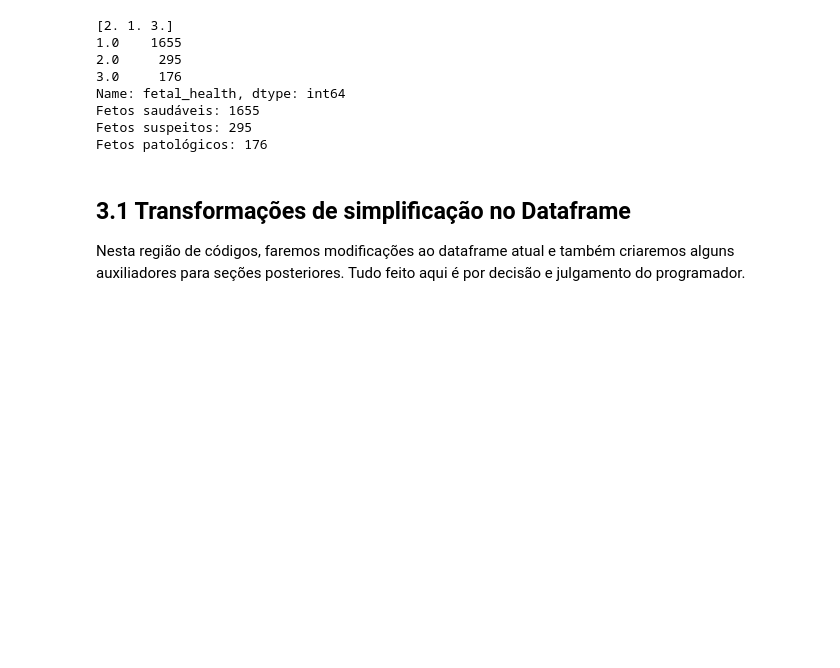
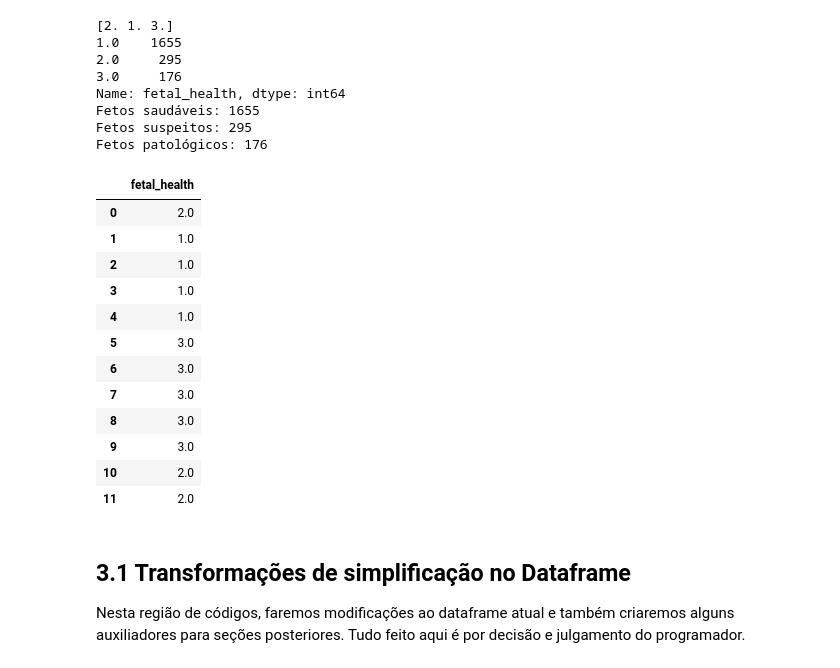
Before and after one commit to Codigos-de-Guerra/Selecao_LAIS, a Jupyter notebook: InteligenciaArtifical_LAIS_UFRN.ipynb, the cells around one changed output. Saved outputs shown, nothing was run; the diff lists cells and outputs as text; code cells hidden in the pictures; blank space fills up the shorter version.

```diff
--- a/InteligenciaArtifical_LAIS_UFRN.ipynb
+++ b/InteligenciaArtifical_LAIS_UFRN.ipynb
@@ -168,6 +168,22 @@ Name: fetal_health, dtype: int64
 Fetos saudáveis: 1655
 Fetos suspeitos: 295
 Fetos patológicos: 176
+# %%
+pd.DataFrame(data['fetal_health'].head(12))
+# %% [output]
+|  | fetal_health |
+| 0 | 2.0 |
+| 1 | 1.0 |
+| 2 | 1.0 |
+| 3 | 1.0 |
+| 4 | 1.0 |
+| 5 | 3.0 |
+| 6 | 3.0 |
+| 7 | 3.0 |
+| 8 | 3.0 |
+| 9 | 3.0 |
+| 10 | 2.0 |
+| 11 | 2.0 |
 # %% [markdown]
 ## 3.1 Transformações de simplificação no Dataframe
 
```
Also changed, not shown: parts of 41 cells of this notebook.
